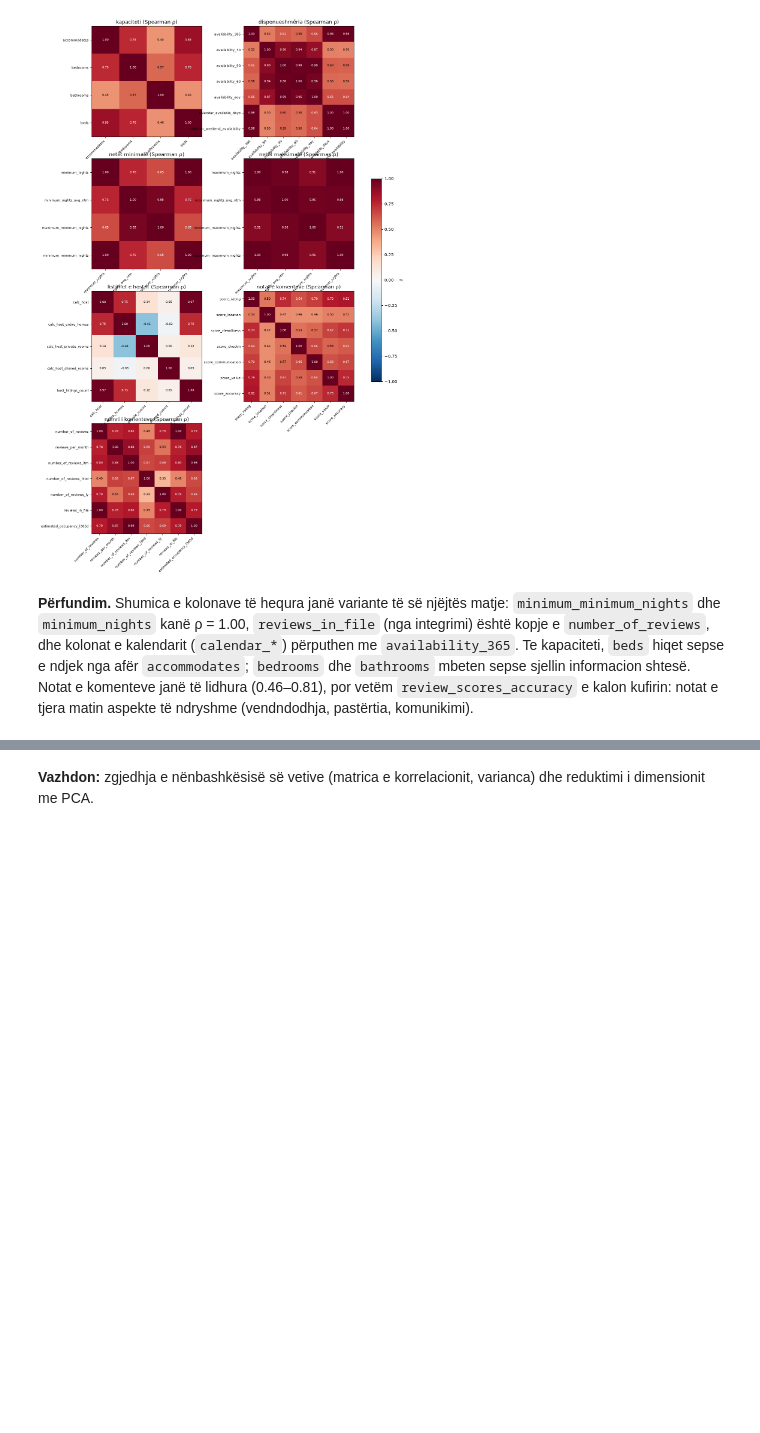
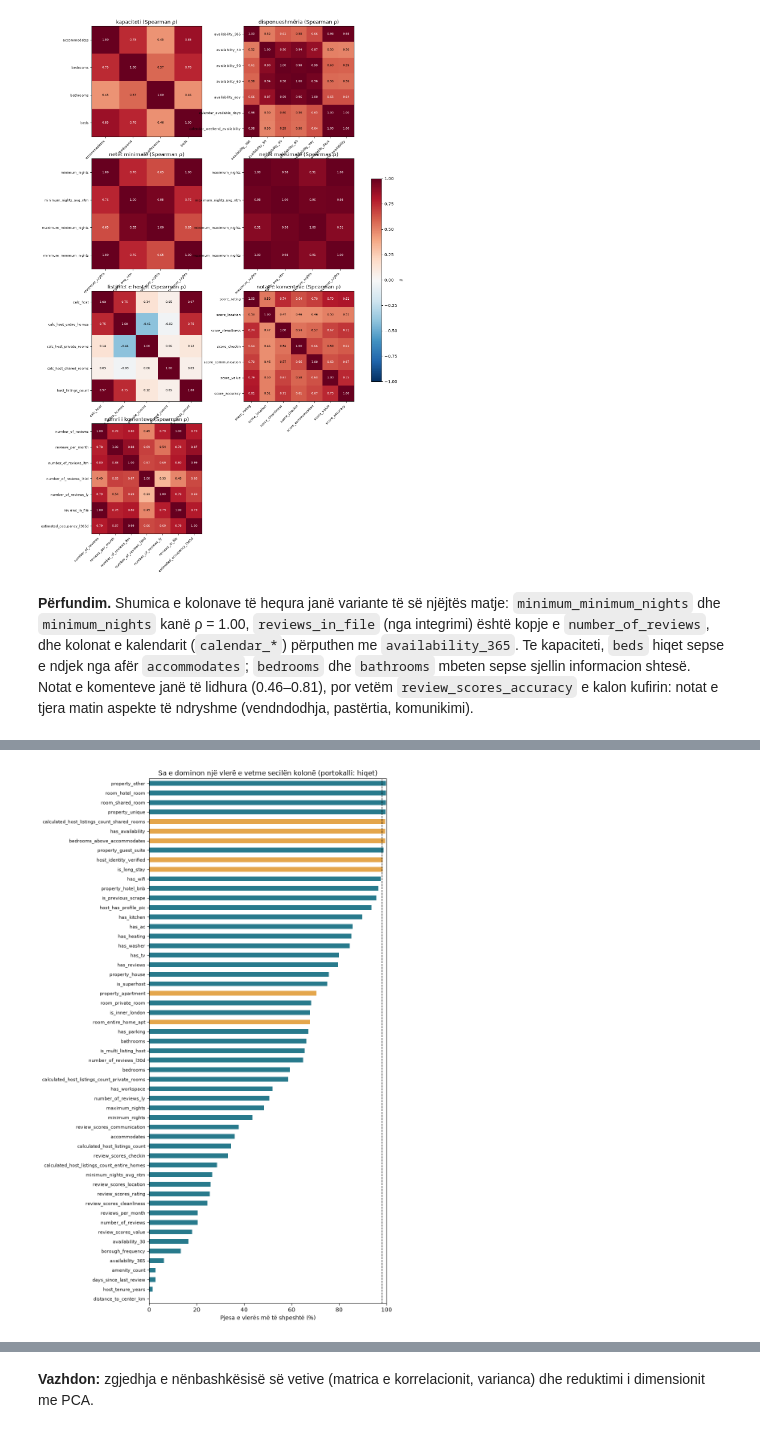
Before and after one commit to yllkeberisha/pvdh_group_10, a Jupyter notebook: notebooks/04_transformimi_dhe_reduktimi.ipynb, the cells around one changed output, grey strips where cells are left out. Cells and saved outputs as stored; diff of their text form; code cells hidden in the pictures; blank space fills up the shorter version.

Commit message:
Add variance check and one-hot reference columns to notebook 04

```diff
--- a/notebooks/04_transformimi_dhe_reduktimi.ipynb
+++ b/notebooks/04_transformimi_dhe_reduktimi.ipynb
@@ -355,0 +366,33 @@ plt.show()
+# %%
+NEAR_CONSTANT_SHARE = 0.98
+kept_after_corr = redundancy.index[redundancy["vendimi"].eq("mbahet")].get_level_values("kolona").tolist()
+OTHER_NUMERIC = ["host_tenure_years", "distance_to_center_km", "amenity_count", "days_since_last_review", "borough_frequency"]
+BINARY_FEATURES = ["has_reviews", "is_superhost", "has_availability", "host_identity_verified", "host_has_profile_pic",
+                   "is_multi_listing_host", "is_long_stay", "is_inner_london", "is_previous_scrape", "bedrooms_above_accommodates",
+                   "has_wifi", "has_kitchen", "has_ac", "has_heating", "has_washer", "has_parking", "has_tv", "has_workspace"]
+ONE_HOT_GROUPS = {"room_type": [col for col in df.columns if col.startswith("room_") and col != "room_type"],
+                  "property_group": [col for col in df.columns if col.startswith("property_") and col not in ("property_type", "property_group")]}
+candidates = kept_after_corr + OTHER_NUMERIC + BINARY_FEATURES
+missing_columns = [col for col in candidates + sum(ONE_HOT_GROUPS.values(), []) if col not in df]
+assert not missing_columns, f"Mungojnë kolonat: {missing_columns}"
+
+rows = []
+for col in candidates:
+    counts = df[col].value_counts(normalize=True)
+    near_constant = counts.iloc[0] > NEAR_CONSTANT_SHARE
+    rows.append({"kolona": col, "lloji": "binare" if col in BINARY_FEATURES else "numerike", "vlera më e shpeshtë": counts.index[0],
+                 "pjesa e saj (%)": counts.iloc[0] * 100, "vlera të ndryshme": df[col].nunique(),
+                 "vendimi": "hiqet: pothuajse konstante" if near_constant else "mbahet"})
+for group, cols in ONE_HOT_GROUPS.items():
+    reference = df[cols].sum().idxmax()
+    for col in cols:
+        share_of_ones = df[col].mean()
+        rows.append({"kolona": col, "lloji": f"one-hot ({group})", "vlera më e shpeshtë": int(share_of_ones > 0.5),
+                     "pjesa e saj (%)": max(share_of_ones, 1 - share_of_ones) * 100, "vlera të ndryshme": 2,
+                     "vendimi": "hiqet: referenca e grupit" if col == reference else "mbahet"})
+variance = pd.DataFrame(rows).set_index("kolona").sort_values("pjesa e saj (%)", ascending=False).round(2)
+with pd.option_context("display.max_rows", None):
+    display(variance)
+print(variance["vendimi"].value_counts().to_string())
+selected_after_variance = variance.index[variance["vendimi"].eq("mbahet")].tolist()
+print(f"Kandidatë: {len(variance)} → të mbajtur pas kontrollit të variancës: {len(selected_after_variance)}")
@@ -355,0 +423,12 @@ plt.show()
+# %%
+shares = variance["pjesa e saj (%)"].sort_values()
+colors = ["#e4a64c" if decision.startswith("hiqet") else "#287a8c" for decision in variance.loc[shares.index, "vendimi"]]
+ax = shares.plot.barh(figsize=(9, 14), color=colors)
+ax.axvline(NEAR_CONSTANT_SHARE * 100, color="black", linestyle="--", linewidth=1)
+ax.set(xlabel="Pjesa e vlerës më të shpeshtë (%)", ylabel="", xlim=(0, 100),
+       title="Sa e dominon një vlerë e vetme secilën kolonë (portokalli: hiqet)")
+ax.tick_params(axis="y", labelsize=8)
+plt.tight_layout()
+plt.show()
+# %% [output]
+[figure, added]
```
Also changed, not shown: parts of 3 cells of this notebook.
